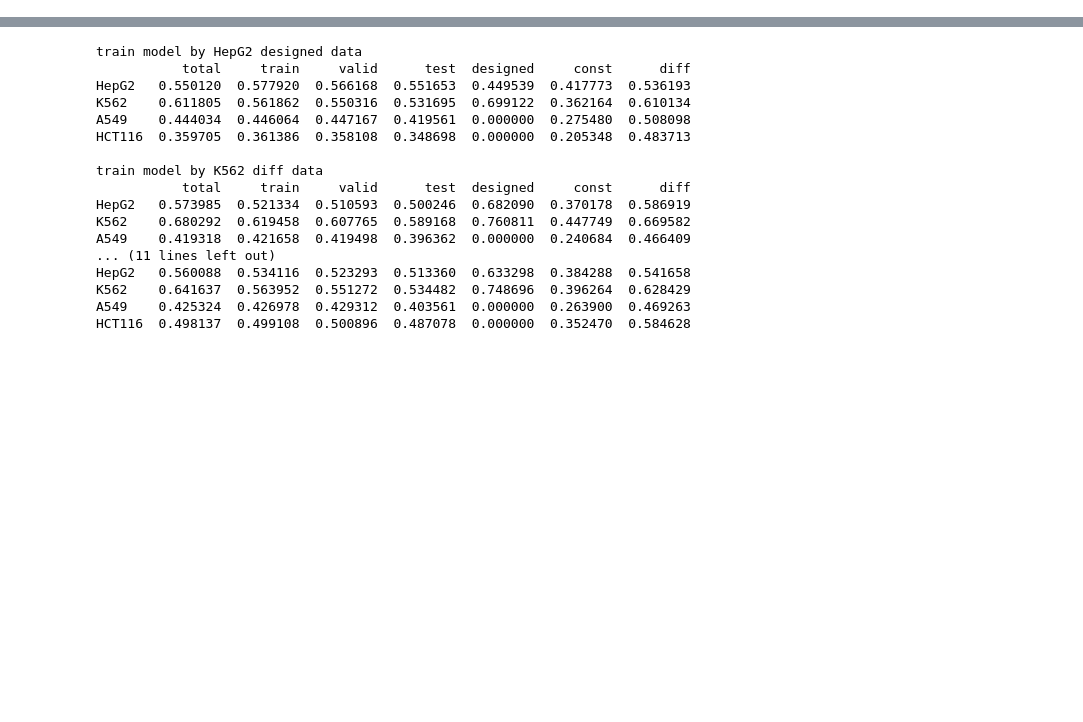
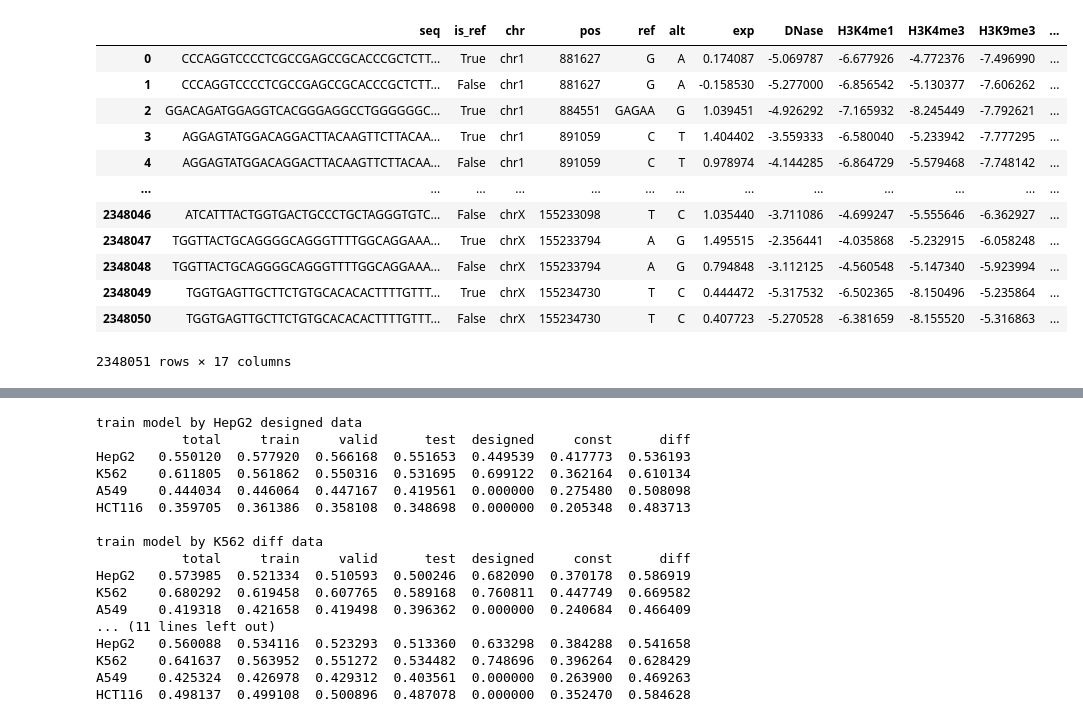
Before and after one commit to maplecai/EpiCast, a Jupyter notebook: pretrained_based_models/pretrained_based_models.ipynb, the cells around one changed output, grey strips where cells are left out. Saved outputs shown, nothing was run; the diff lists cells and outputs as text; code cells hidden in the pictures; blank space fills up the shorter version.

```diff
--- a/pretrained_based_models/pretrained_based_models.ipynb
+++ b/pretrained_based_models/pretrained_based_models.ipynb
@@ -25,0 +37,38 @@ main_df
+# %%
+# 60k*5 展平到 300k
+
+cell_types = ['A549', 'HepG2', 'K562', 'SKNSH', 'HCT116']
+assays = ['DNase', 'H3K4me1', 'H3K4me3', 'H3K9me3', 'H3K27me3', 'H3K27ac', 'H3K36me3', 'CTCF']
+
+
+result_df = pd.DataFrame()
+# 遍历每个细胞类型
+for cell_type in cell_types:
+    # 提取该细胞类型的相关列
+    cols = ['seq', 'is_ref', 'chr', 'pos', 'ref', 'alt'] + [cell_type] + [f"{cell_type}_{assay}_pred_logit" for assay in assays]
+    # cols = ['seq', 'is_ref', 'chr', 'pos', 'ref', 'alt'] + [cell_type] + [f"{cell_type}_{assay}_pred" for assay in assays]
+    temp_df = main_df[cols].copy()
+    # 重命名列，使其不包含细胞类型前缀
+    temp_df.columns = ['seq', 'is_ref', 'chr', 'pos', 'ref', 'alt'] + ['exp'] + assays
+    # 添加一个新的列用于标注细胞类型
+    temp_df['cell_type'] = cell_type
+    temp_df['index'] = temp_df.index
+    # 将 temp_df 添加到 result_df 中
+    result_df = pd.concat([result_df, temp_df], ignore_index=True)
+
+result_df = result_df.dropna(subset=['exp']).reset_index(drop=True)
+result_df
+# %% [output]
+|  | seq | is_ref | chr | pos | ref | alt | exp | DNase | H3K4me1 | H3K4me3 | H3K9me3 | ... |
+| 0 | CCCAGGTCCCCTCGCCGAGCCGCACCCGCTCTT... | True | chr1 | 881627 | G | A | 0.174087 | -5.069787 | -6.677926 | -4.772376 | -7.496990 | ... |
+| 1 | CCCAGGTCCCCTCGCCGAGCCGCACCCGCTCTT... | False | chr1 | 881627 | G | A | -0.158530 | -5.277000 | -6.856542 | -5.130377 | -7.606262 | ... |
+| 2 | GGACAGATGGAGGTCACGGGAGGCCTGGGGGGC... | True | chr1 | 884551 | GAGAA | G | 1.039451 | -4.926292 | -7.165932 | -8.245449 | -7.792621 | ... |
+| 3 | AGGAGTATGGACAGGACTTACAAGTTCTTACAA... | True | chr1 | 891059 | C | T | 1.404402 | -3.559333 | -6.580040 | -5.233942 | -7.777295 | ... |
+| 4 | AGGAGTATGGACAGGACTTACAAGTTCTTACAA... | False | chr1 | 891059 | C | T | 0.978974 | -4.144285 | -6.864729 | -5.579468 | -7.748142 | ... |
+| ... | ... | ... | ... | ... | ... | ... | ... | ... | ... | ... | ... | ... |
+| 2348046 | ATCATTTACTGGTGACTGCCCTGCTAGGGTGTC... | False | chrX | 155233098 | T | C | 1.035440 | -3.711086 | -4.699247 | -5.555646 | -6.362927 | ... |
+| 2348047 | TGGTTACTGCAGGGGCAGGGTTTTGGCAGGAAA... | True | chrX | 155233794 | A | G | 1.495515 | -2.356441 | -4.035868 | -5.232915 | -6.058248 | ... |
+| 2348048 | TGGTTACTGCAGGGGCAGGGTTTTGGCAGGAAA... | False | chrX | 155233794 | A | G | 0.794848 | -3.112125 | -4.560548 | -5.147340 | -5.923994 | ... |
+| 2348049 | TGGTGAGTTGCTTCTGTGCACACACTTTTGTTT... | True | chrX | 155234730 | T | C | 0.444472 | -5.317532 | -6.502365 | -8.150496 | -5.235864 | ... |
+| 2348050 | TGGTGAGTTGCTTCTGTGCACACACTTTTGTTT... | False | chrX | 155234730 | T | C | 0.407723 | -5.270528 | -6.381659 | -8.155520 | -5.316863 | ... |
+2348051 rows × 17 columns
```
Also changed, not shown: parts of 16 cells of this notebook, 35 other files.
